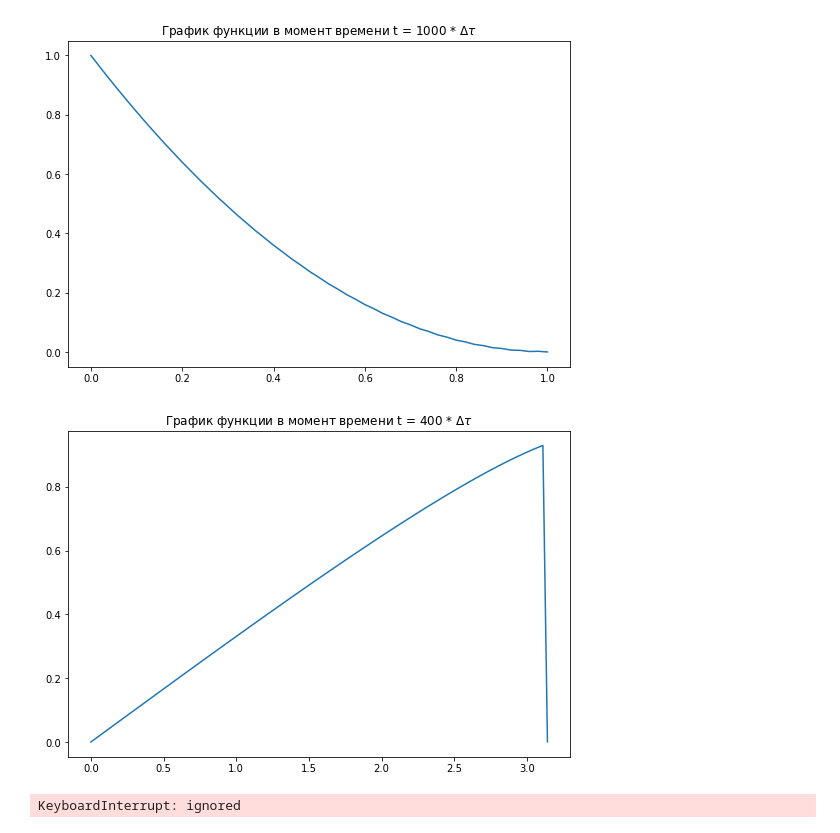
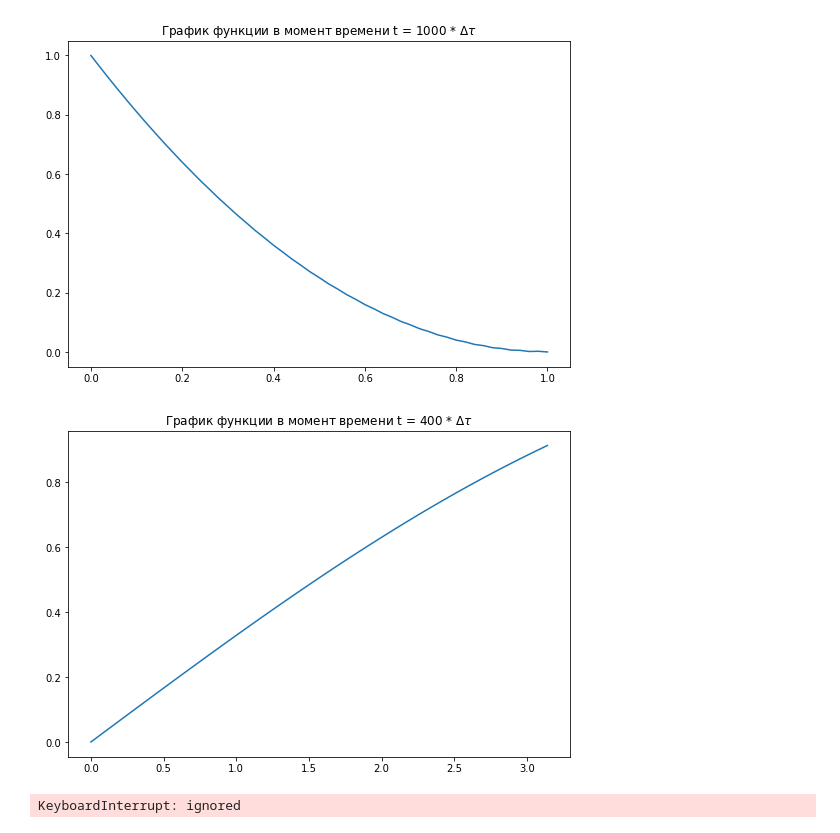
Before and after one commit to Chpel/Study_3, a Jupyter notebook: Нелинейка/Дз_по_нелинейке.ipynb, the cells around one changed output. Drawn from its saved outputs; the diff is of its cells as text; code cells hidden in the pictures.

```diff
--- a/Нелинейка/Дз_по_нелинейке.ipynb
+++ b/Нелинейка/Дз_по_нелинейке.ipynb
@@ -91,5 +85,5 @@ w_x, u_0 = heat_expl_two_sided(lambda x: x ** 2,
 # %%
 F_u = lambda u: u
 w_x, u_0 = heat_expl_two_sided(lambda x: np.sin(x), lambda t: 0, lambda t:0, F_u, 50,
-                     alpha=0., beta=2*np.pi, tau=0.005, T=2)
+                     alpha=0., beta=2*np.pi, tau=0.008, T=3)
 # %% [output]
@@ -173,12 +167,12 @@ def heat_impl_one_sided(init, bound1, F_u, N, alpha, beta, tau, T):
             plt.show()
     return w_x, u_end
 # %%
-w_x, u_0 = heat_impl_one_sided(lambda x: np.sin(x),
+w_x, u_0 = heat_impl_one_sided(lambda x: np.arctan(x),
                                lambda t: 0,
                                lambda u: u,
                                100, alpha=0., beta=np.pi, tau=0.005, T=2)
 # %% [output]
-[figure, old version]
+[figure, new version]
 # %%
 w_x, u_0 = heat_impl_two_sided(lambda x: np.sin(x),
                                lambda t: 0,
```
Also changed, not shown: parts of 4 cells of this notebook.
